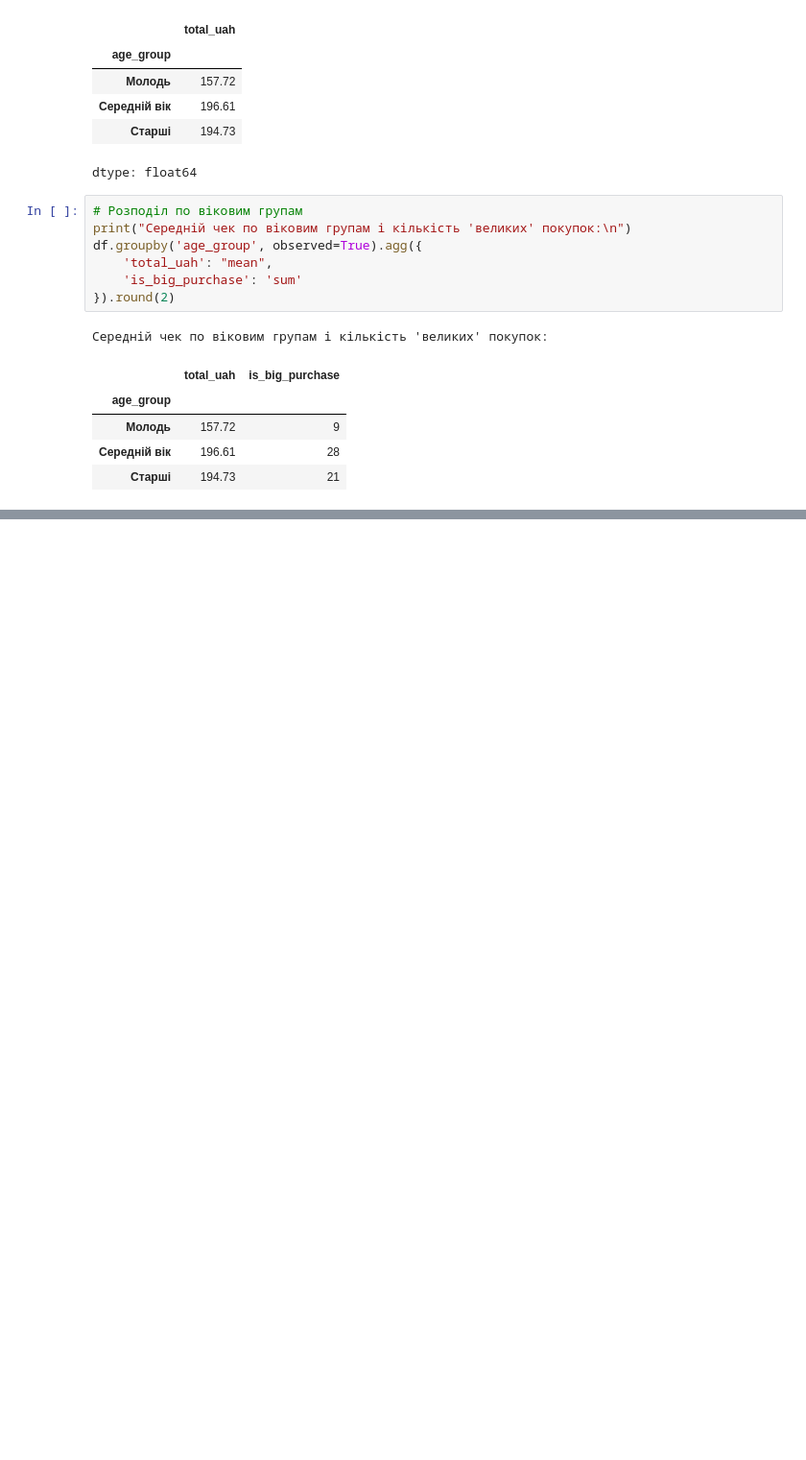
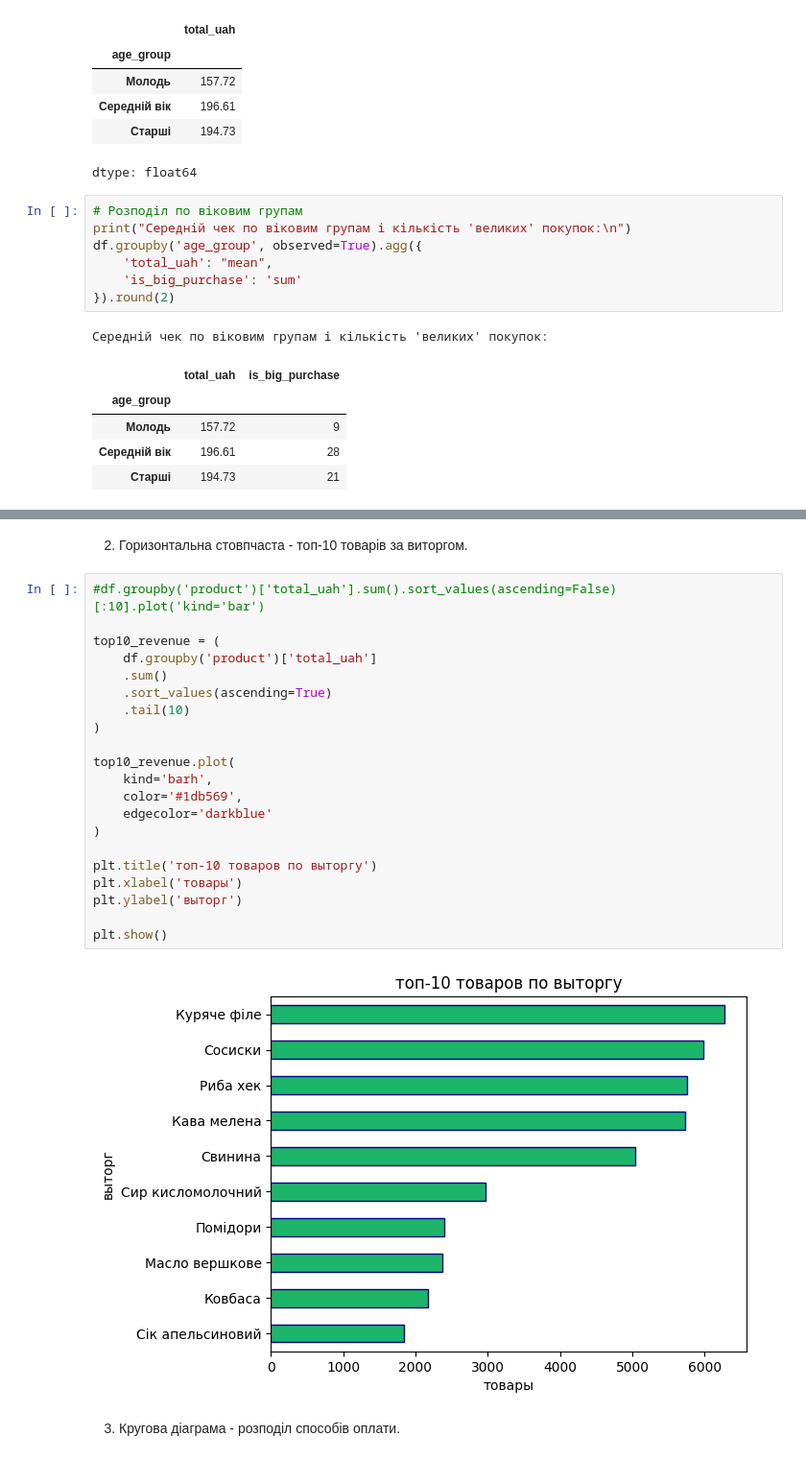
Before and after one commit to Wilson1994/DTA-2026, a Jupyter notebook: classmade/2_store_sales_analysis.ipynb, the cells around one changed output, grey strips where cells are left out. Shown at 96% size. Drawn from its saved outputs; the diff is of its cells as text; blank space fills up the shorter version.

```diff
--- a/classmade/2_store_sales_analysis.ipynb
+++ b/classmade/2_store_sales_analysis.ipynb
@@ -633,0 +655,27 @@ df.groupby('age_group', observed=True).agg({
+# %% [markdown]
+2. Горизонтальна стовпчаста - топ-10 товарів за виторгом.
+# %%
+#df.groupby('product')['total_uah'].sum().sort_values(ascending=False)[:10].plot('kind='bar')
+
+top10_revenue = (
+    df.groupby('product')['total_uah']
+    .sum()
+    .sort_values(ascending=True)
+    .tail(10)
+)
+
+top10_revenue.plot(
+    kind='barh',
+    color='#1db569',
+    edgecolor='darkblue'
+)
+
+plt.title('топ-10 товаров по выторгу')
+plt.xlabel('товары')
+plt.ylabel('выторг')
+
+plt.show()
+# %% [output]
+[figure, added]
+# %% [markdown]
+3. Кругова діаграма - розподіл способів оплати.
```
Also changed, not shown: parts of 3 cells of this notebook.
